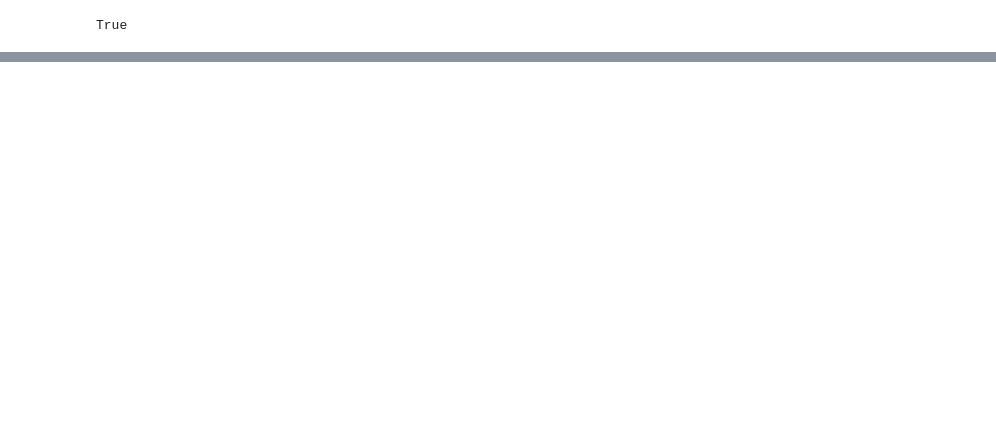
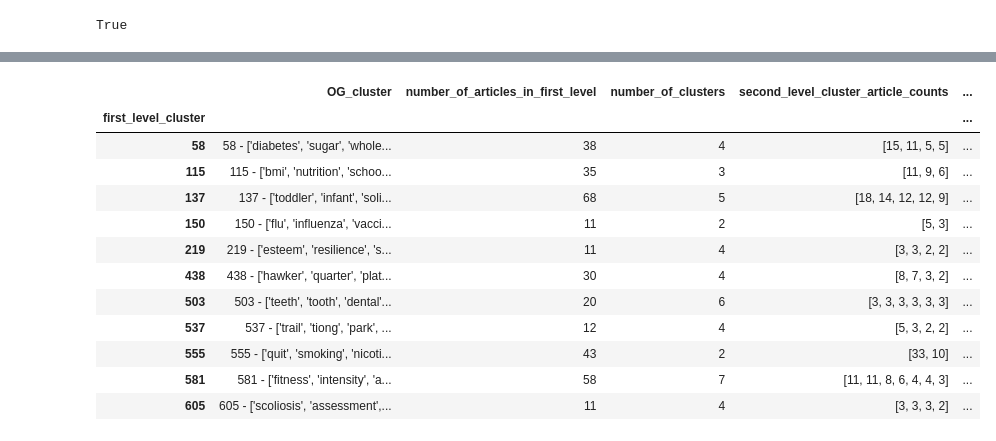
Before and after one commit to Synapxe-DNA/healthhub-content-optimization, a Jupyter notebook: content-optimization/notebooks/sub_grouping.ipynb, the cells around one changed output, grey strips where cells are left out. Drawn from its saved outputs; the diff is of its cells as text; code cells hidden in the pictures; blank space fills up the shorter version.

```diff
--- a/content-optimization/notebooks/sub_grouping.ipynb
+++ b/content-optimization/notebooks/sub_grouping.ipynb
@@ -289,2 +290,31 @@ adjusted_cluster.head()
+# %%
+updated_pred_cluster = pd.read_csv(os.path.join(experiment_path, "predicted_cluster_2nd_level_clustering.csv"))
+broken_down_groups = updated_pred_cluster[updated_pred_cluster['first_level_cluster'] != updated_pred_cluster['second_level_cluster']]
+broken_down_groups['second_level_cluster:kws'] = broken_down_groups.apply(lambda x: str(x['second_level_cluster']) + ' : ' + str(x['second_level_cluster_kws']), axis=1)
+agg_result = broken_down_groups.groupby('first_level_cluster').agg(
+    number_of_articles_in_first_level = ('first_level_cluster','size'),
+    number_of_clusters=('second_level_cluster_kws', 'nunique'),
+    second_level_cluster_article_counts=('second_level_cluster', lambda x: [v for v in x.value_counts().to_dict().values() if v > 1]),
+    number_of_single_articles=('second_level_cluster_kws', lambda x: x.isna().sum()),
+    # second_level_clusters = ('second_level_cluster:kws',set)
+)
+agg_result["OG_keywords"] = agg_result.index.map(first_level_cluster_dict)
+agg_result['OG_cluster'] = agg_result.index.astype(str) + ' - ' + agg_result['OG_keywords'].astype(str)
+agg_result =agg_result[['OG_cluster','number_of_articles_in_first_level','number_of_clusters','second_level_cluster_article_counts','number_of_single_articles']]
+agg_result
+# %% [output]
+|  | OG_cluster | number_of_articles_in_first_level | number_of_clusters | second_level_cluster_article_counts | ... |
+| first_level_cluster |  |  |  |  | ... |
+| 58 | 58 - ['diabetes', 'sugar', 'whole... | 38 | 4 | [15, 11, 5, 5] | ... |
+| 115 | 115 - ['bmi', 'nutrition', 'schoo... | 35 | 3 | [11, 9, 6] | ... |
+| 137 | 137 - ['toddler', 'infant', 'soli... | 68 | 5 | [18, 14, 12, 12, 9] | ... |
+| 150 | 150 - ['flu', 'influenza', 'vacci... | 11 | 2 | [5, 3] | ... |
+| 219 | 219 - ['esteem', 'resilience', 's... | 11 | 4 | [3, 3, 2, 2] | ... |
+| 438 | 438 - ['hawker', 'quarter', 'plat... | 30 | 4 | [8, 7, 3, 2] | ... |
+| 503 | 503 - ['teeth', 'tooth', 'dental'... | 20 | 6 | [3, 3, 3, 3, 3, 3] | ... |
+| 537 | 537 - ['trail', 'tiong', 'park', ... | 12 | 4 | [5, 3, 2, 2] | ... |
+| 555 | 555 - ['quit', 'smoking', 'nicoti... | 43 | 2 | [33, 10] | ... |
+| 581 | 581 - ['fitness', 'intensity', 'a... | 58 | 7 | [11, 11, 8, 6, 4, 4, 3] | ... |
+| 605 | 605 - ['scoliosis', 'assessment',... | 11 | 4 | [3, 3, 3, 2] | ... |
 # %%
 updated_pred_cluster.to_csv(os.path.join(experiment_path,"predicted_cluster_2nd_level_clustering.csv"), index=False)
```
Also changed, not shown: parts of 21 cells of this notebook.
